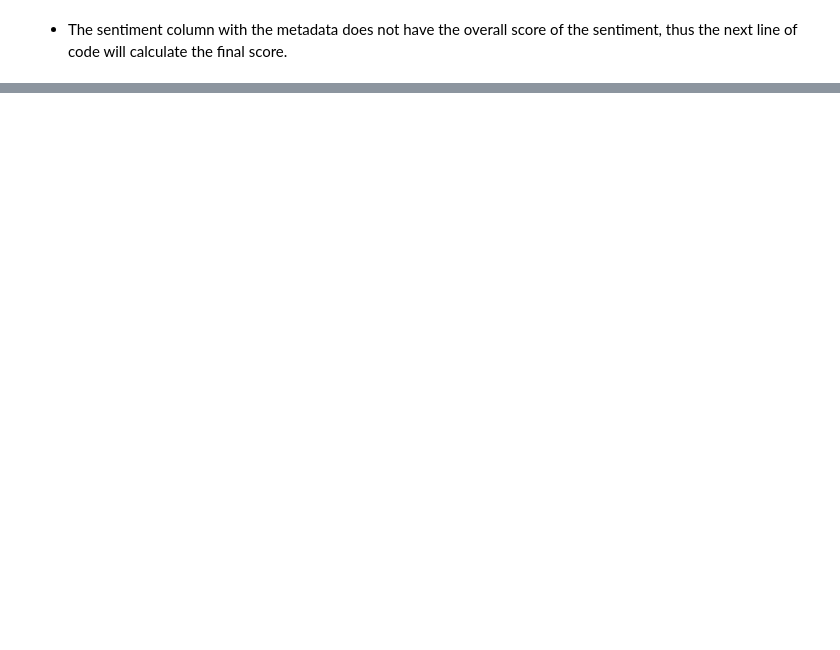
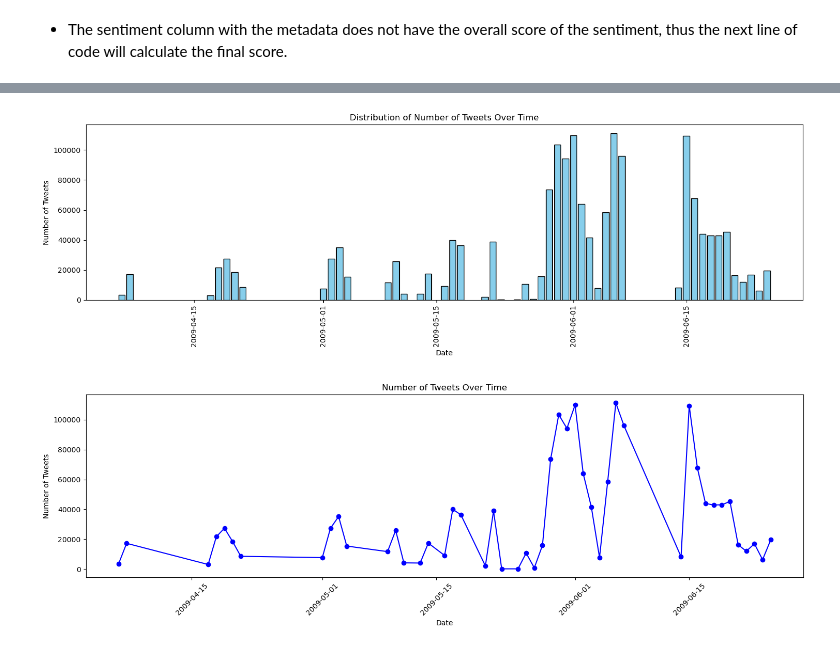
Before and after one commit to nozomu2020264/MSc-DA---CA2---2020264---10-11-23, a Jupyter notebook: CA2 - Nozomu Nakanishi.ipynb, the cells around one changed output, grey strips where cells are left out. Drawn from its saved outputs; the diff is of its cells as text; code cells hidden in the pictures; blank space fills up the shorter version.

Commit message:
Few advancements in the project
sentiment extraction and EDA's
started imputation approches

```diff
--- a/CA2 - Nozomu Nakanishi.ipynb
+++ b/CA2 - Nozomu Nakanishi.ipynb
@@ -493,0 +449,9 @@ root
+# %%
+from pyspark.sql.functions import round
+# Round the sentiment_score to 3 decimal places
+# Reducing the precision to three decimals can keep the precision and at the same making the column more memory friendly.
+df = df.withColumn("sentiment_score", round(df["sentiment_score"], 3))
+# %%
+df = df.withColumn("sentiment_result", explode(df.sentiment_result))
+# Show the resulting DataFrame
+df.select("sentiment_result", "sentiment_score").show()
@@ -494,4 +460,4 @@ root
 # %%
-df = df.drop("language_result_metadata", "sentiment_result_metadata", "positive_score", "negative_score")
+df = df.drop("sentiment_result_metadata", "positive_score", "negative_score")
 df.show()
 # %% [output]
@@ -514,4 +480 @@ df.show()
 only showing top 20 rows
-# %%
-df = df.drop("language_result", "sentiment_result")
-df.show()
@@ -556,0 +510,29 @@ tweets_per_day.show()
+# %%
+# Convert Spark DataFrame to Pandas DataFrame for plotting
+tweets_per_day_pd = tweets_per_day.toPandas()
+
+# Sort the DataFrame based on the date for the line plot
+tweets_per_day_pd.sort_values('daily_records', inplace=True)
+
+# Plot the bar chart
+plt.figure(figsize=(15, 5))
+plt.bar(tweets_per_day_pd['daily_records'], tweets_per_day_pd['count'], color='skyblue', edgecolor='black')
+plt.title('Distribution of Number of Tweets Over Time')
+plt.xlabel('Date')
+plt.ylabel('Number of Tweets')
+plt.xticks(rotation=90)  # Rotate the dates for better readability if there are many bars
+plt.tight_layout()  # Adjust the plot to ensure everything fits without overlapping
+plt.show()
+
+# Line plot of the number of tweets over time
+plt.figure(figsize=(15, 5))
+plt.plot(tweets_per_day_pd['daily_records'], tweets_per_day_pd['count'], marker='o', linestyle='-', color='blue')
+plt.title('Number of Tweets Over Time')
+plt.xlabel('Date')
+plt.ylabel('Number of Tweets')
+plt.xticks(rotation=45)
+plt.tight_layout()  # Adjust the plot to ensure everything fits without overlapping
+plt.show()
+# %% [output]
+[figure, added]
+[figure, added]
```
Also changed, not shown: parts of 82 cells of this notebook.
